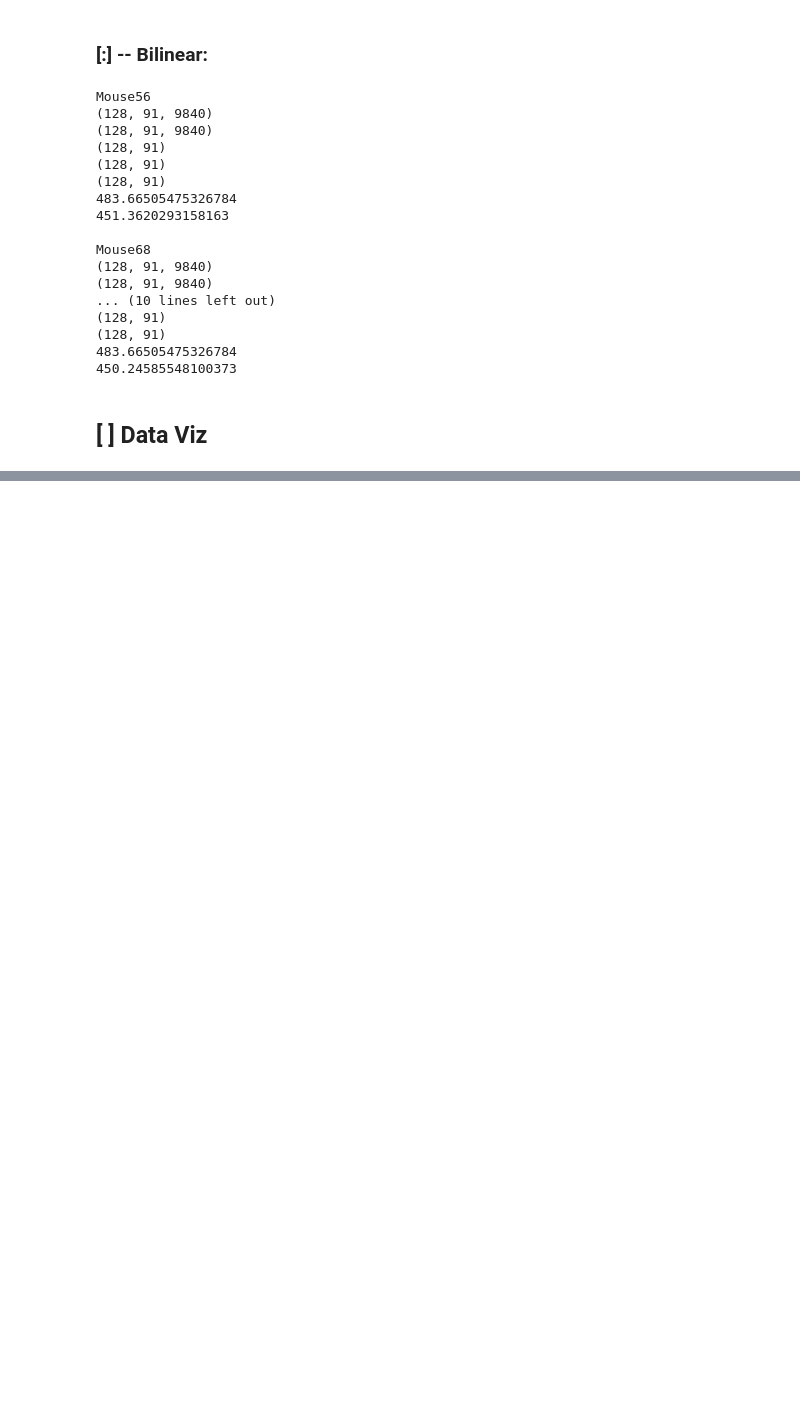
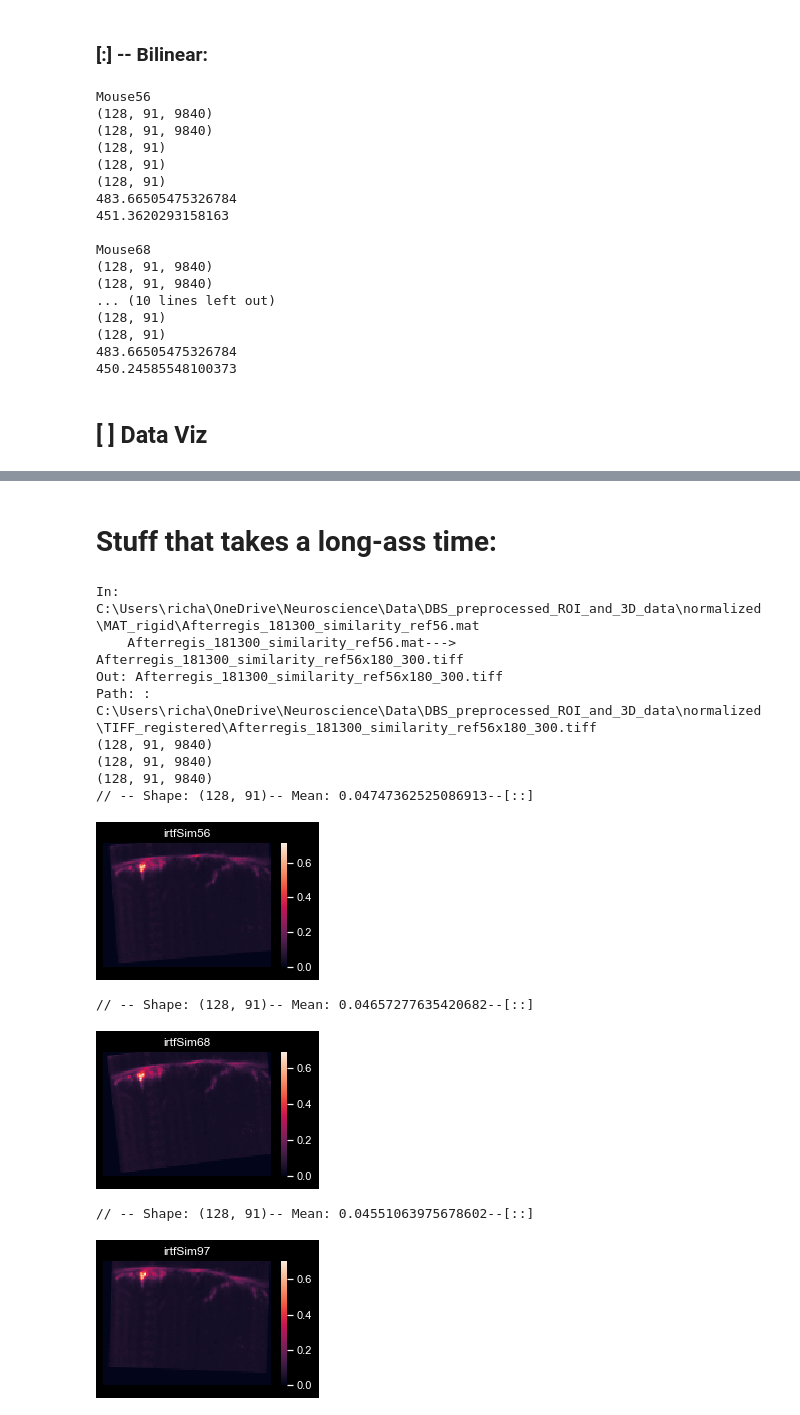
Before and after one commit to Koogleblitz/Registration-and-Alignment-for-Neuroimagery, a Jupyter notebook: pipeline.ipynb, the cells around one changed output, grey strips where cells are left out. Cells and saved outputs as stored; diff of their text form; code cells hidden in the pictures; blank space fills up the shorter version.

```diff
--- a/pipeline.ipynb
+++ b/pipeline.ipynb
@@ -1356,0 +1916,42 @@ print(tvl68.shape)
+# %% [markdown]
+# Stuff that takes a long-ass time:
+# %%
+irtfSim56_File= (r"C:\Users\richa\OneDrive\Neuroscience\Data\DBS_preprocessed_ROI_and_3D_data\normalized\MAT_rigid\Afterregis_181300_similarity_ref56.mat")
+# # irtfSim68_File= (r"C:\Users\richa\OneDrive\Neuroscience\Data\DBS_preprocessed_ROI_and_3D_data\normalized\MAT_rigid\Afterregis_181300_similarity_ref68.mat")
+# # irtfSim97_File= (r"C:\Users\richa\OneDrive\Neuroscience\Data\DBS_preprocessed_ROI_and_3D_data\normalized\MAT_rigid\Afterregis_181300_similarity_ref97.mat")
+tmp_mat= loadmat(irtfSim56_File)['Afterregis']
+
+
+# # mat73totiff(matFile= irtfSim97_File, outPath= reg_Path, beginDex=180, enDex=300, showTensorInfo= True, addendum= "x180_300")
+mattotiff(matFile= irtfSim56_File, outPath= reg_Path, enDex= vLen9840, showTensorInfo= True, addendum= "x180_300")
+# # mat73totiff(matFile= irtfSim68_File, outPath= reg_Path, beginDex=180, enDex=300, showTensorInfo= True, addendum= "x180_300")
+
+
+# irtfSim_avg56_RB= np.transpose(io.imread(r"C:\Users\richa\OneDrive\Neuroscience\Data\DBS_preprocessed_ROI_and_3D_data\normalized\TIFF_registered\Afterregis_181300_similarity_ref56x180_300.tiff"), (1,2,0))
+irtfSim_avg56_RB= (io.imread(r"C:\Users\richa\OneDrive\Neuroscience\Data\DBS_preprocessed_ROI_and_3D_data\normalized\TIFF_registered\Afterregis_181300_similarity_ref56x180_300.tiff"))
+print(irtfSim_avg56_RB.shape)
+irtfSim_avg68_RB= np.transpose(io.imread(r"C:\Users\richa\OneDrive\Neuroscience\Data\DBS_preprocessed_ROI_and_3D_data\normalized\TIFF_registered\Afterregis_181300_similarity_ref68x180_300.tiff"), (1,2,0))
+print(irtfSim_avg68_RB.shape)
+irtfSim_avg97_RB= np.transpose(io.imread(r"C:\Users\richa\OneDrive\Neuroscience\Data\DBS_preprocessed_ROI_and_3D_data\normalized\TIFF_registered\Afterregis_181300_similarity_ref97x180_300.tiff"), (1,2,0))
+print(irtfSim_avg97_RB.shape)
+
+displayHeatmap(irtfSim_avg56_RB[ :, :, 1], sizer= 0.25, title= "irtfSim56")
+displayHeatmap(irtfSim_avg68_RB[ :, :, 1], sizer= 0.25, title= "irtfSim68")
+displayHeatmap(irtfSim_avg97_RB[ :, :, 1], sizer= 0.25, title= "irtfSim97")
+# displayHeatmap(unreg_x9840[ :, :, 1], sizer= 0.25, title= "unreg68")
+# displayHeatmap(unreg_x9840[ :, :, 1], sizer= 0.25, title= "unreg97")
+# displayHeatmap(unreg_x9840[ :, :, 1], sizer= 0.25, title= "unreg56")
+# %% [output]
+In: C:\Users\richa\OneDrive\Neuroscience\Data\DBS_preprocessed_ROI_and_3D_data\normalized\MAT_rigid\Afterregis_181300_similarity_ref56.mat
+    Afterregis_181300_similarity_ref56.mat---> Afterregis_181300_similarity_ref56x180_300.tiff
+Out: Afterregis_181300_similarity_ref56x180_300.tiff
+Path: : C:\Users\richa\OneDrive\Neuroscience\Data\DBS_preprocessed_ROI_and_3D_data\normalized\TIFF_registered\Afterregis_181300_similarity_ref56x180_300.tiff
+(128, 91, 9840)
+(128, 91, 9840)
+(128, 91, 9840)
+// -- Shape: (128, 91)-- Mean: 0.04747362525086913--[::]
+[figure, added]
+// -- Shape: (128, 91)-- Mean: 0.04657277635420682--[::]
+[figure, added]
+// -- Shape: (128, 91)-- Mean: 0.04551063975678602--[::]
+[figure, added]
```
Also changed, not shown: parts of 76 cells of this notebook, 5 other files.
